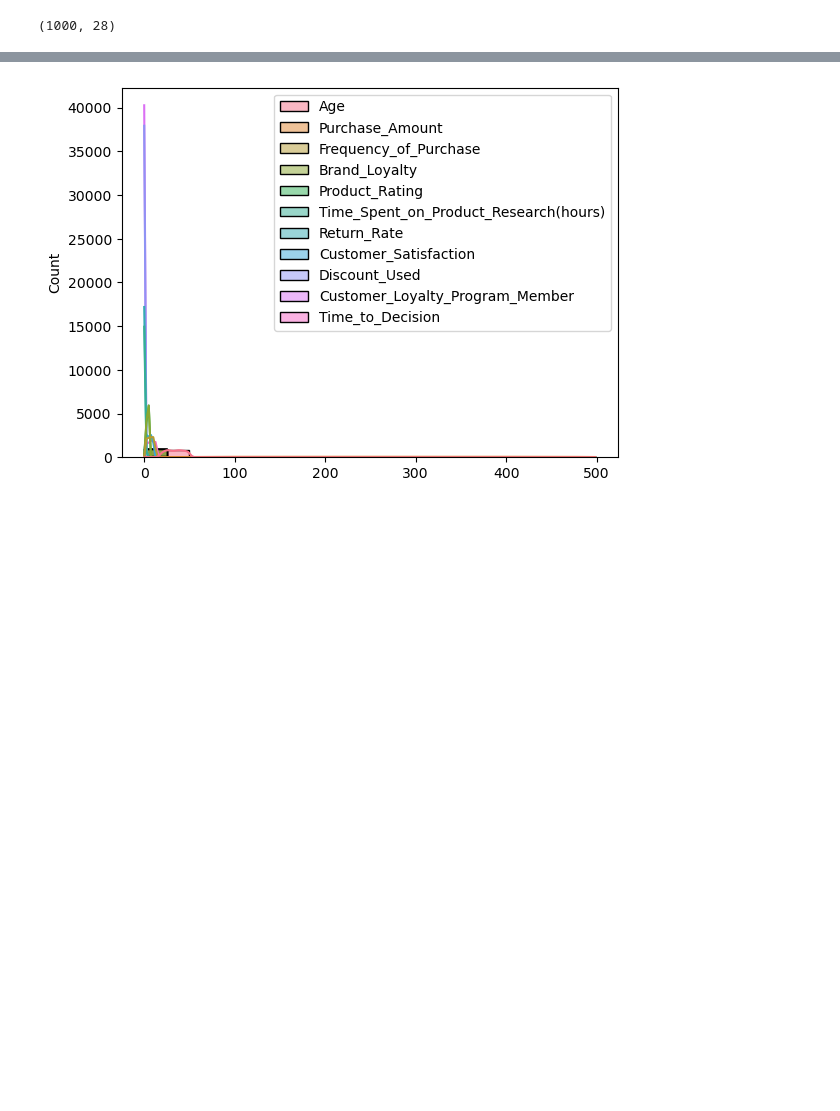
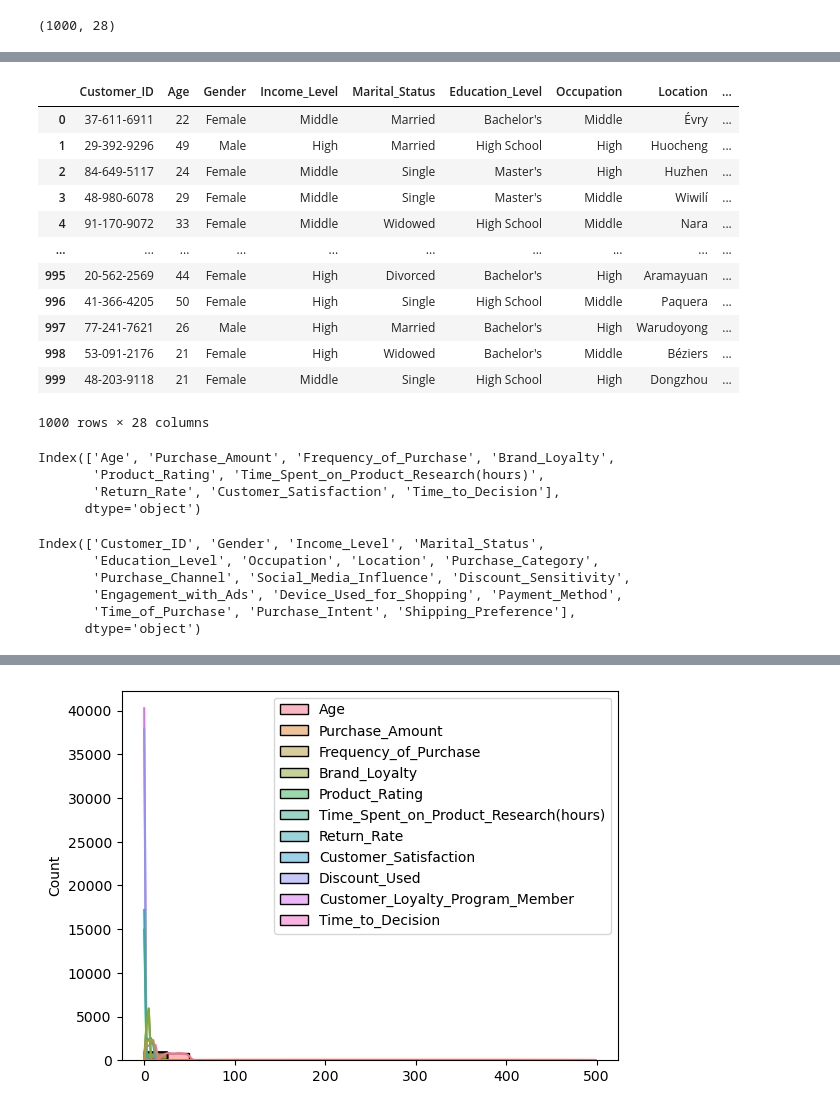
Before and after one commit to AII-Team/AII-Team, a Jupyter notebook: EDA.ipynb, the cells around one changed output, grey strips where cells are left out. Drawn from its saved outputs; the diff is of its cells as text; code cells hidden in the pictures; blank space fills up the shorter version.

```diff
--- a/EDA.ipynb
+++ b/EDA.ipynb
@@ -76,0 +153,34 @@ df.describe()
+# %%
+df
+# %% [output]
+|  | Customer_ID | Age | Gender | Income_Level | Marital_Status | Education_Level | Occupation | Location | ... |
+| 0 | 37-611-6911 | 22 | Female | Middle | Married | Bachelor's | Middle | Évry | ... |
+| 1 | 29-392-9296 | 49 | Male | High | Married | High School | High | Huocheng | ... |
+| 2 | 84-649-5117 | 24 | Female | Middle | Single | Master's | High | Huzhen | ... |
+| 3 | 48-980-6078 | 29 | Female | Middle | Single | Master's | Middle | Wiwilí | ... |
+| 4 | 91-170-9072 | 33 | Female | Middle | Widowed | High School | Middle | Nara | ... |
+| ... | ... | ... | ... | ... | ... | ... | ... | ... | ... |
+| 995 | 20-562-2569 | 44 | Female | High | Divorced | Bachelor's | High | Aramayuan | ... |
+| 996 | 41-366-4205 | 50 | Female | High | Single | High School | Middle | Paquera | ... |
+| 997 | 77-241-7621 | 26 | Male | High | Married | Bachelor's | High | Warudoyong | ... |
+| 998 | 53-091-2176 | 21 | Female | High | Widowed | Bachelor's | Middle | Béziers | ... |
+| 999 | 48-203-9118 | 21 | Female | Middle | Single | High School | High | Dongzhou | ... |
+1000 rows × 28 columns
+# %%
+numeric_columns=df.select_dtypes(include='number').columns
+numeric_columns
+# %% [output]
+Index(['Age', 'Purchase_Amount', 'Frequency_of_Purchase', 'Brand_Loyalty',
+       'Product_Rating', 'Time_Spent_on_Product_Research(hours)',
+       'Return_Rate', 'Customer_Satisfaction', 'Time_to_Decision'],
+      dtype='object')
+# %%
+categorical_columns=df.select_dtypes(include='object').columns
+categorical_columns
+# %% [output]
+Index(['Customer_ID', 'Gender', 'Income_Level', 'Marital_Status',
+       'Education_Level', 'Occupation', 'Location', 'Purchase_Category',
+       'Purchase_Channel', 'Social_Media_Influence', 'Discount_Sensitivity',
+       'Engagement_with_Ads', 'Device_Used_for_Shopping', 'Payment_Method',
+       'Time_of_Purchase', 'Purchase_Intent', 'Shipping_Preference'],
+      dtype='object')
```
Also changed, not shown: parts of 17 cells of this notebook.
